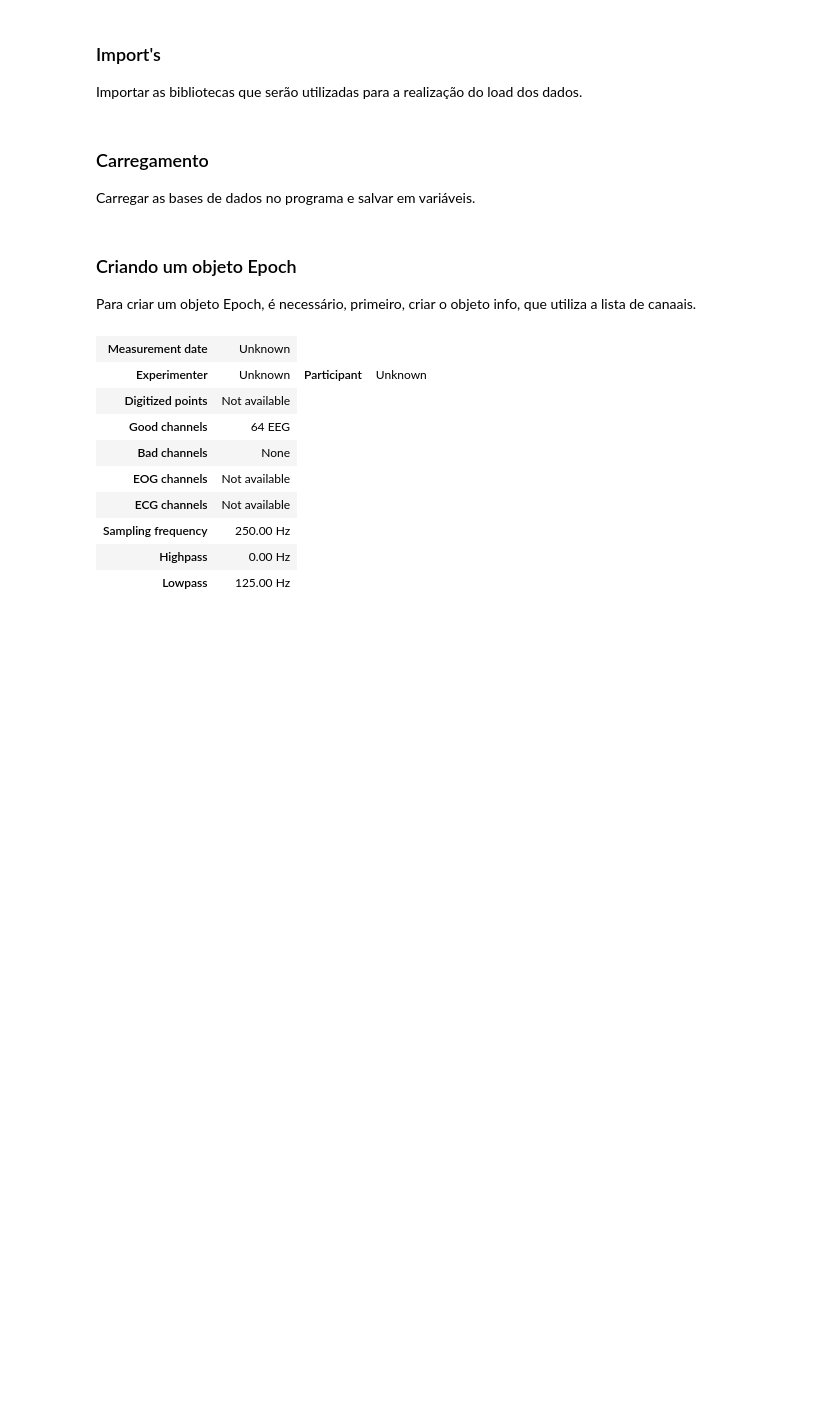
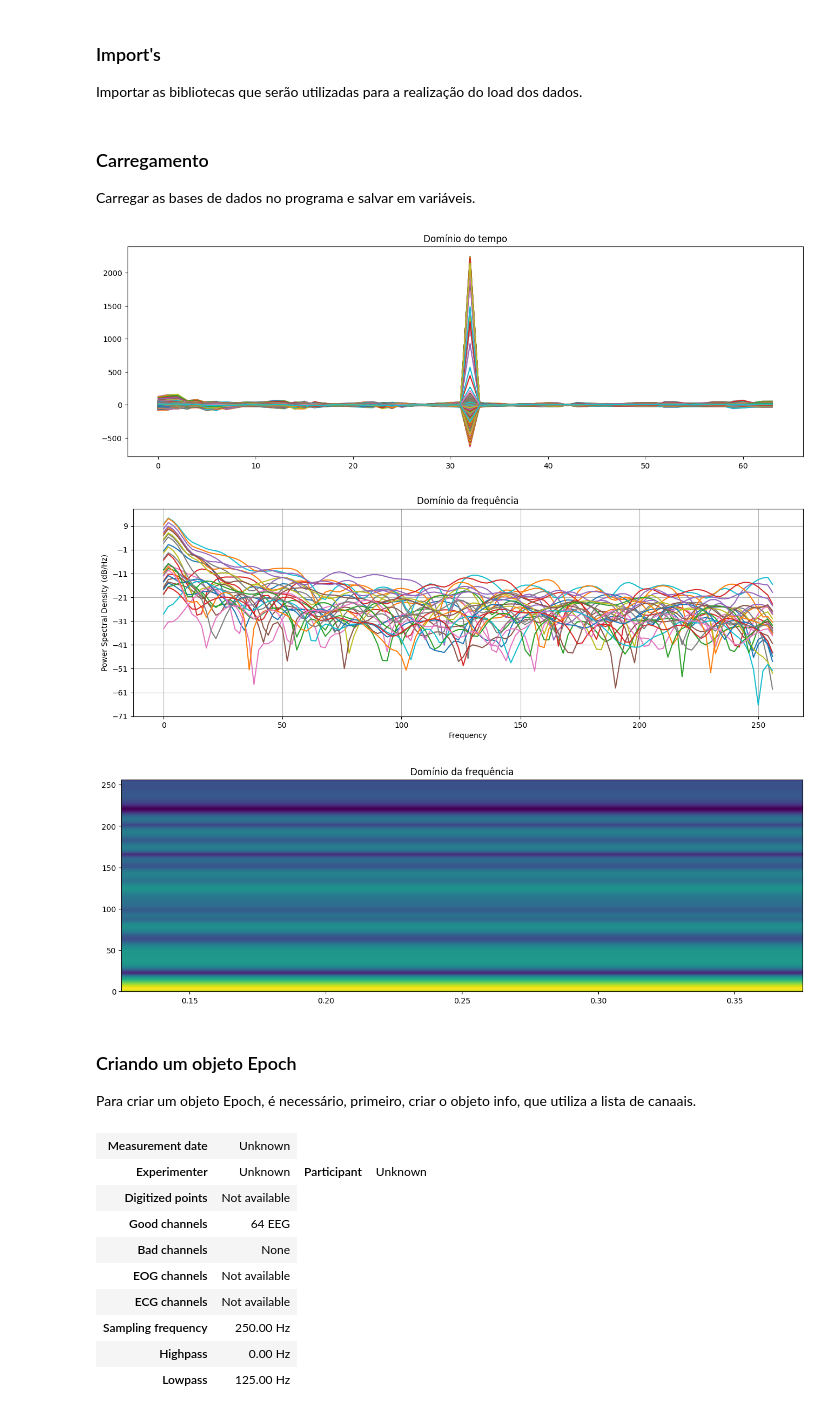
Before and after one commit to MariaPinguelli/SSVEP, a Jupyter notebook: src/beta/preprocessing_beta.ipynb, the cells around one changed output. Saved outputs shown, nothing was run; the diff lists cells and outputs as text; code cells hidden in the pictures; blank space fills up the shorter version.

```diff
--- a/src/beta/preprocessing_beta.ipynb
+++ b/src/beta/preprocessing_beta.ipynb
@@ -28,6 +63,29 @@ else:
 data = np.load(f"{path}datasets/beta/data.npy")
 labels = np.load(f"{path}datasets/beta/labels.npy")
 channels = list(np.load(f"{path}datasets/beta/channels.npy"))
+# %%
+def print_graphs(data):
+    for i in range(0, 84, 3):
+        plt.plot(data[i,:])
+    plt.title('Domínio do tempo')
+    plt.show()
+
+    for i in range(0, 84, 3):
+        plt.psd(data[i,:], Fs=512)
+    plt.title('Domínio da frequência')
+    plt.show()
+
+    for i in range(0, 84, 3):
+        plt.specgram(data[i,:], Fs=512)
+    plt.title('Domínio da frequência')
+    plt.show()
+# %%
+rcParams['figure.figsize'] = [16., 5.]
+print_graphs(data)
+# %% [output]
+[figure, added]
+[figure, added]
+[figure, added]
 # %% [markdown]
 ### Criando um objeto Epoch
 
```
Also changed, not shown: parts of 3 cells of this notebook, 3 other files.
